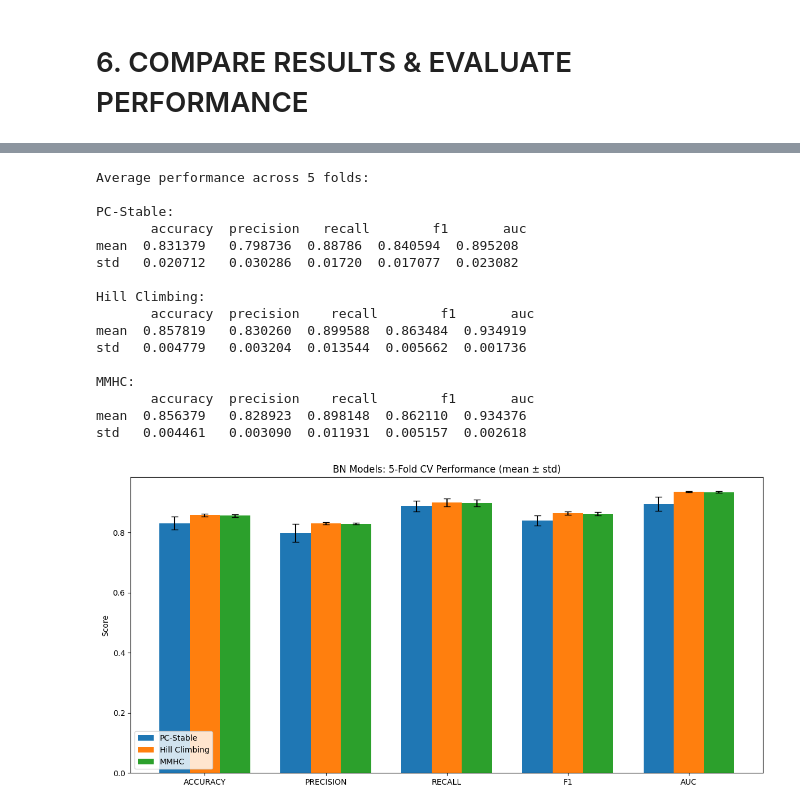
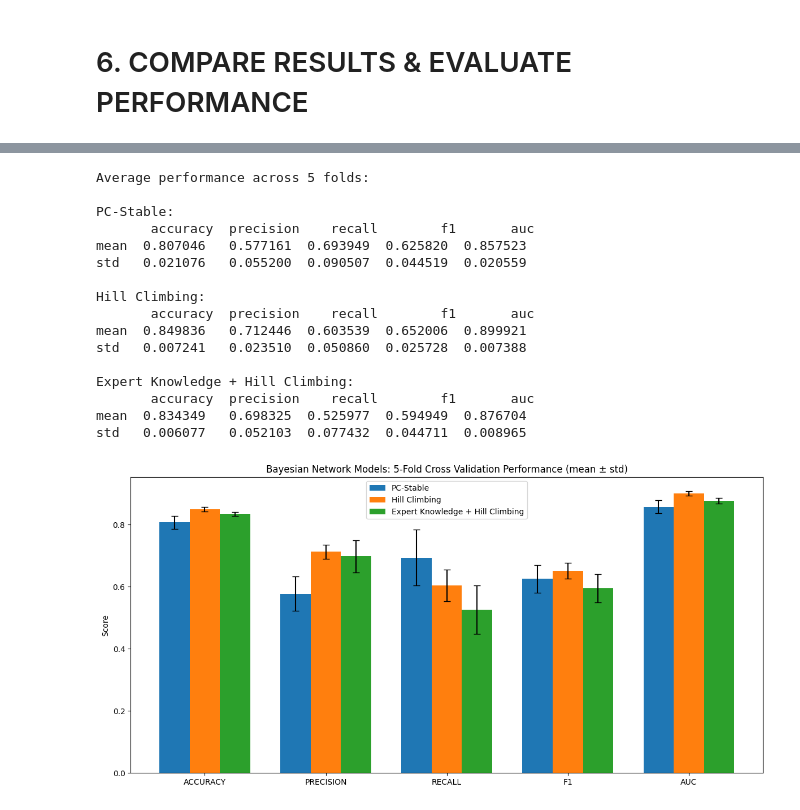
Before and after one commit to khoathanhtdtu/Stroke_Prediction_Probabilistic_Graphical_Models, a Jupyter notebook: Stroke_Prediction_Probabilistic_Graphical_Models.ipynb, the cells around one changed output, grey strips where cells are left out. Cells and saved outputs as stored; diff of their text form; code cells hidden in the pictures.

```diff
--- a/Stroke_Prediction_Probabilistic_Graphical_Models.ipynb
+++ b/Stroke_Prediction_Probabilistic_Graphical_Models.ipynb
@@ -862,2 +876,0 @@ print(len(y))
-# %%
-data = pd.concat([X, y], axis = 1)
@@ -1201,3 +1095,25 @@ target = 'stroke'
 significance_level = 0.01
 n_splits = 5
 random_state = 42
+
+metrics_store = {"pcstable": [], "hillclimbing": [], "mmhc": [], "ekhc": []}
+# %%
+y_np = y.values
+pos_idx = np.where(y_np == 1)[0]
+neg_idx = np.where(y_np == 0)[0]
+
+rng = np.random.RandomState(random_state)
+rng.shuffle(pos_idx)
+rng.shuffle(neg_idx)
+
+pos_folds = np.array_split(pos_idx, n_splits)
+neg_folds = np.array_split(neg_idx, n_splits)
+
+folds = []
+for i in range(n_splits):
+  test_idx = np.concatenate([pos_folds[i], neg_folds[i]])
+  train_idx = np.concatenate([
+    np.concatenate([f for j, f in enumerate(pos_folds) if j != i]),
+    np.concatenate([f for j, f in enumerate(neg_folds) if j != i])
+  ])
+  folds.append((np.sort(train_idx), np.sort(test_idx)))
@@ -1349,56 +1442,61 @@ def agg(metrics_list):
 
 perf_pc = agg(metrics_store['pcstable'])
 perf_hc = agg(metrics_store['hillclimbing'])
-perf_mm = agg(metrics_store['mmhc'])
+# perf_mm = agg(metrics_store['mmhc'])
+perf_ek = agg(metrics_store['ekhc'])
 
 print("\nAverage performance across 5 folds: ")
 print("\nPC-Stable: \n", perf_pc)
 print("\nHill Climbing: \n", perf_hc)
-print("\nMMHC: \n", perf_mm)
+# print("\nMMHC: \n", perf_mm)
+print("\nExpert Knowledge + Hill Climbing: \n", perf_ek)
 # %% [output]
 Average performance across 5 folds:
 
 PC-Stable:
-       accuracy  precision   recall        f1       auc
-mean  0.831379   0.798736  0.88786  0.840594  0.895208
-std   0.020712   0.030286  0.01720  0.017077  0.023082
+       accuracy  precision    recall        f1       auc
+mean  0.807046   0.577161  0.693949  0.625820  0.857523
+std   0.021076   0.055200  0.090507  0.044519  0.020559
 
 Hill Climbing:
        accuracy  precision    recall        f1       auc
-mean  0.857819   0.830260  0.899588  0.863484  0.934919
-std   0.004779   0.003204  0.013544  0.005662  0.001736
+mean  0.849836   0.712446  0.603539  0.652006  0.899921
+std   0.007241   0.023510  0.050860  0.025728  0.007388
 
-MMHC:
+Expert Knowledge + Hill Climbing:
        accuracy  precision    recall        f1       auc
-mean  0.856379   0.828923  0.898148  0.862110  0.934376
-std   0.004461   0.003090  0.011931  0.005157  0.002618
+mean  0.834349   0.698325  0.525977  0.594949  0.876704
+std   0.006077   0.052103  0.077432  0.044711  0.008965
 # %%
 # Plot grouped bars for mean metrics with error bars
 metrics = ['accuracy', 'precision', 'recall', 'f1', 'auc']
 means = {
     'PC-Stable': perf_pc.loc['mean', metrics].values,
     'Hill Climbing': perf_hc.loc['mean', metrics].values,
-    'MMHC': perf_mm.loc['mean', metrics].values
+    # 'MMHC': perf_mm.loc['mean', metrics].values,
+    'EKHC': perf_ek.loc['mean', metrics].values
 }
 stds = {
     'PC-Stable': perf_pc.loc['std', metrics].values,
     'Hill Climbing': perf_hc.loc['std', metrics].values,
-    'MMHC': perf_mm.loc['std', metrics].values
+    # 'MMHC': perf_mm.loc['std', metrics].values,
+    'EKHC': perf_ek.loc['std', metrics].values
 }
 
 x = np.arange(len(metrics))
 width = 0.25
 
 plt.figure(figsize = (12, 6))
 plt.bar(x - width, means['PC-Stable'], width, yerr = stds['PC-Stable'], label = 'PC-Stable', capsize = 4)
-plt.bar(x,         means['Hill Climbing'], width, yerr = stds['Hill Climbing'], label = 'Hill Climbing', capsize = 4)
-plt.bar(x + width, means['MMHC'], width, yerr = stds['MMHC'], label = 'MMHC', capsize = 4)
+plt.bar(x, means['Hill Climbing'], width, yerr = stds['Hill Climbing'], label = 'Hill Climbing', capsize = 4)
+# plt.bar(x + width, means['MMHC'], width, yerr = stds['MMHC'], label = 'MMHC', capsize = 4)
+plt.bar(x + width, means['EKHC'], width, yerr = stds['EKHC'], label = 'Expert Knowledge + Hill Climbing', capsize = 4)
 plt.xticks(x, [m.upper() for m in metrics])
 plt.ylabel('Score')
-plt.title('BN Models: 5-Fold CV Performance (mean ± std)')
+plt.title('Bayesian Network Models: 5-Fold Cross Validation Performance (mean ± std)')
 plt.legend()
 plt.tight_layout()
 plt.savefig(out_dir / 'model_performance_summary.png', dpi = 150)
 plt.show()
 # %% [output]
-[figure, old version]
+[figure, new version]
```
Also changed, not shown: parts of 115 cells of this notebook, 27 other files.
